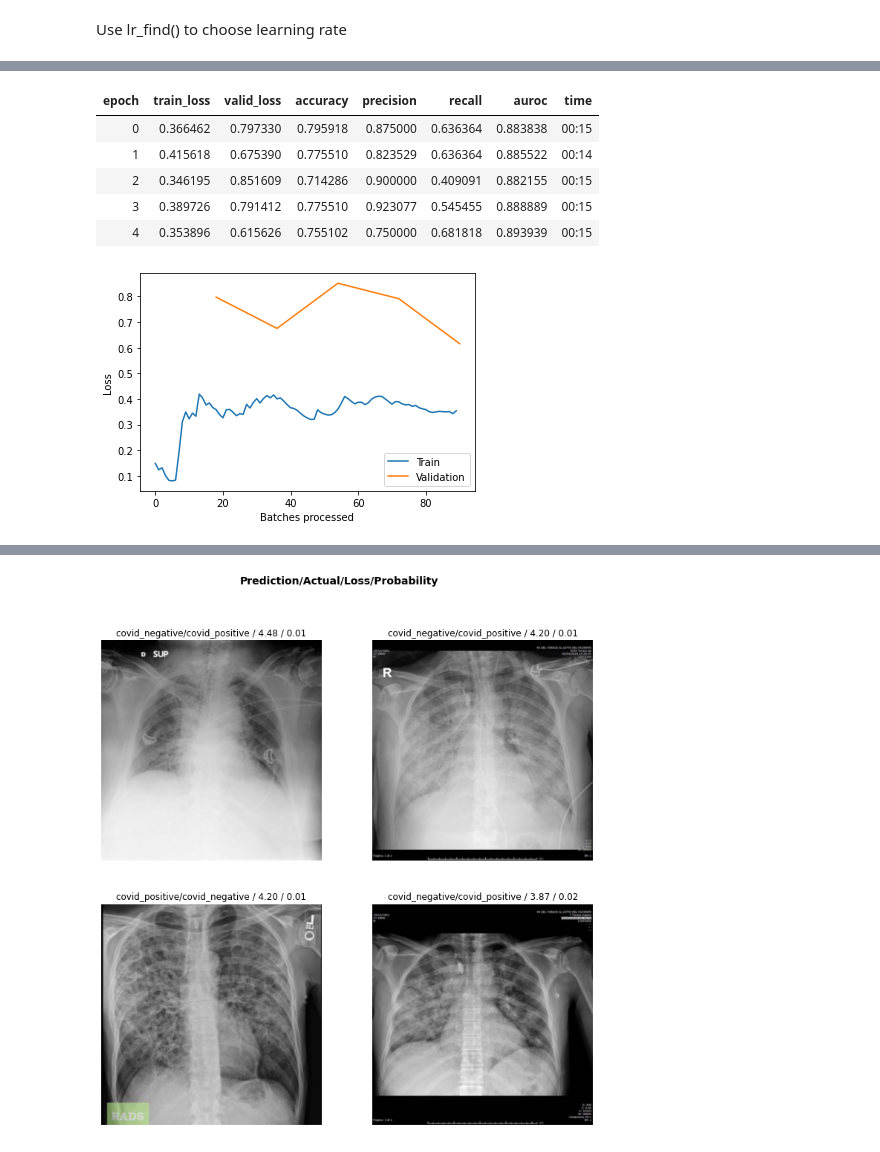
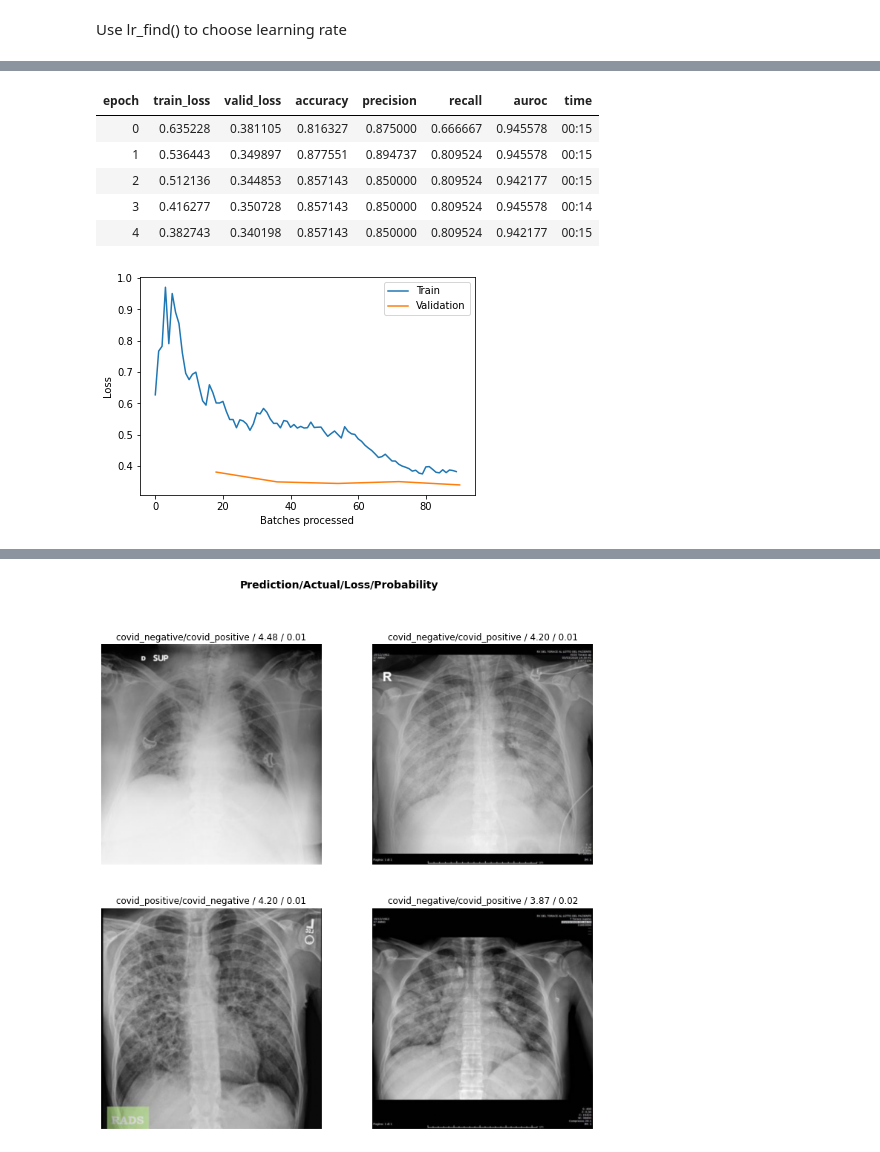
Before and after one commit to Impactech/fastpages, a Jupyter notebook: _notebooks/2020-04-08-covid_predictor.ipynb, the cells around one changed output, grey strips where cells are left out. Saved outputs shown, nothing was run; the diff lists cells and outputs as text; code cells hidden in the pictures.

```diff
--- a/_notebooks/2020-04-08-covid_predictor.ipynb
+++ b/_notebooks/2020-04-08-covid_predictor.ipynb
@@ -68,7 +68,8 @@ for c in classes:
 [interactive output not drawn]
 # %%
 #Split data into train and validation sets
-data = ImageDataBunch.from_folder(path, train=".", test='test', valid_pct=0.25,
+np.random.seed(42)
+data = ImageDataBunch.from_folder(path, train=".", test='test', valid_pct=0.20,
         ds_tfms=get_transforms(), bs=8, size=512, num_workers=4).normalize(imagenet_stats)
 # %%
 #View data
@@ -99,3 +99,0 @@ learn.fit_one_cycle(1)
-# %%
-learn.fit_one_cycle(3)
-learn.recorder.plot_losses()
@@ -127,11 +119,11 @@ learn.unfreeze()
 # %%
-learn.fit_one_cycle(5, max_lr=slice(1e-6,3e-6))
+learn.fit_one_cycle(5, max_lr=slice(3e-6,3e-4))
 learn.recorder.plot_losses()
 # %% [output]
 | epoch | train_loss | valid_loss | accuracy | precision | recall | auroc | time |
-| 0 | 0.366462 | 0.797330 | 0.795918 | 0.875000 | 0.636364 | 0.883838 | 00:15 |
-| 1 | 0.415618 | 0.675390 | 0.775510 | 0.823529 | 0.636364 | 0.885522 | 00:14 |
-| 2 | 0.346195 | 0.851609 | 0.714286 | 0.900000 | 0.409091 | 0.882155 | 00:15 |
-| 3 | 0.389726 | 0.791412 | 0.775510 | 0.923077 | 0.545455 | 0.888889 | 00:15 |
-| 4 | 0.353896 | 0.615626 | 0.755102 | 0.750000 | 0.681818 | 0.893939 | 00:15 |
+| 0 | 0.635228 | 0.381105 | 0.816327 | 0.875000 | 0.666667 | 0.945578 | 00:15 |
+| 1 | 0.536443 | 0.349897 | 0.877551 | 0.894737 | 0.809524 | 0.945578 | 00:15 |
+| 2 | 0.512136 | 0.344853 | 0.857143 | 0.850000 | 0.809524 | 0.942177 | 00:15 |
+| 3 | 0.416277 | 0.350728 | 0.857143 | 0.850000 | 0.809524 | 0.945578 | 00:14 |
+| 4 | 0.382743 | 0.340198 | 0.857143 | 0.850000 | 0.809524 | 0.942177 | 00:15 |
-[figure, old version]
+[figure, new version]
```
Also changed, not shown: parts of 15 cells of this notebook.
